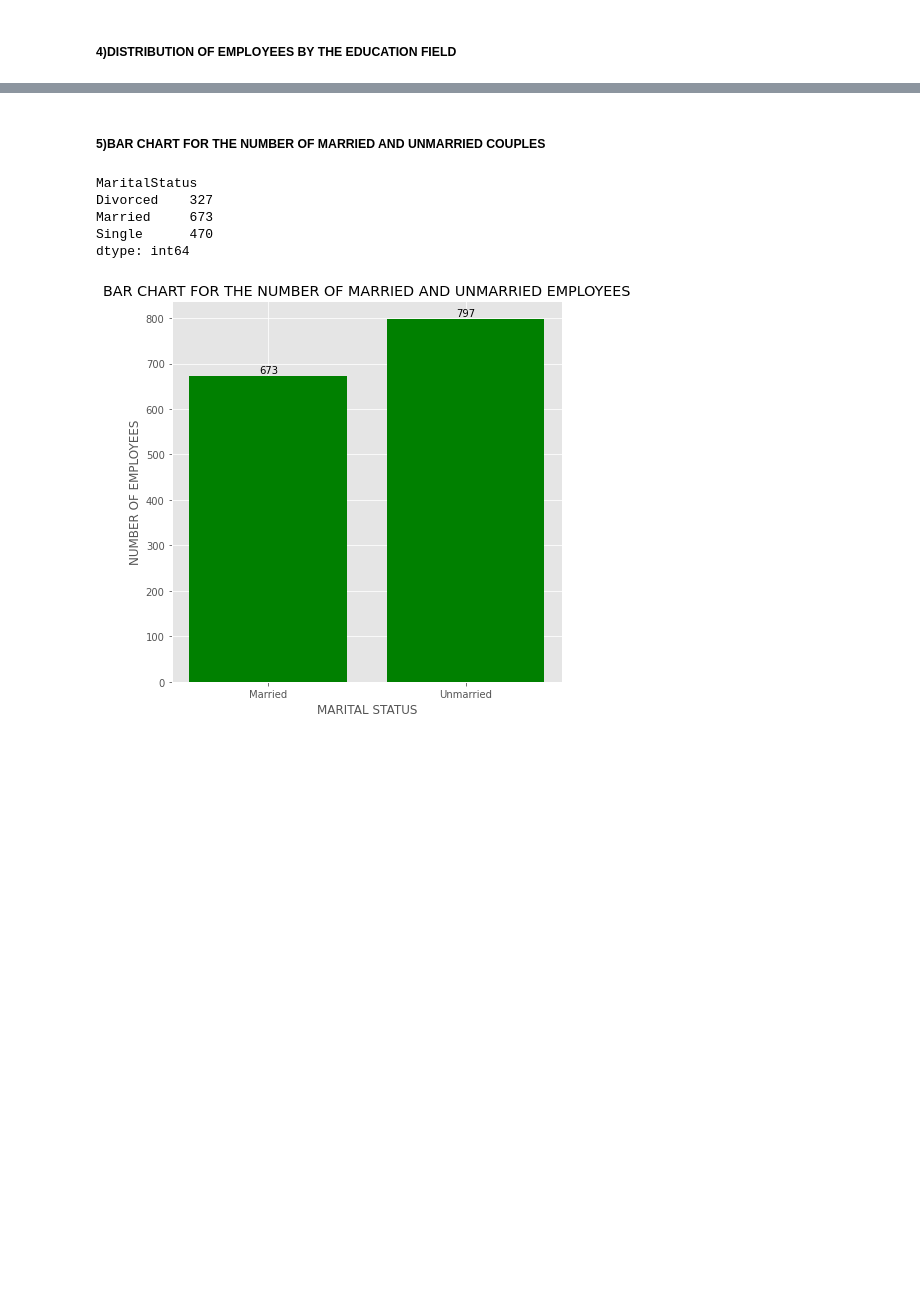
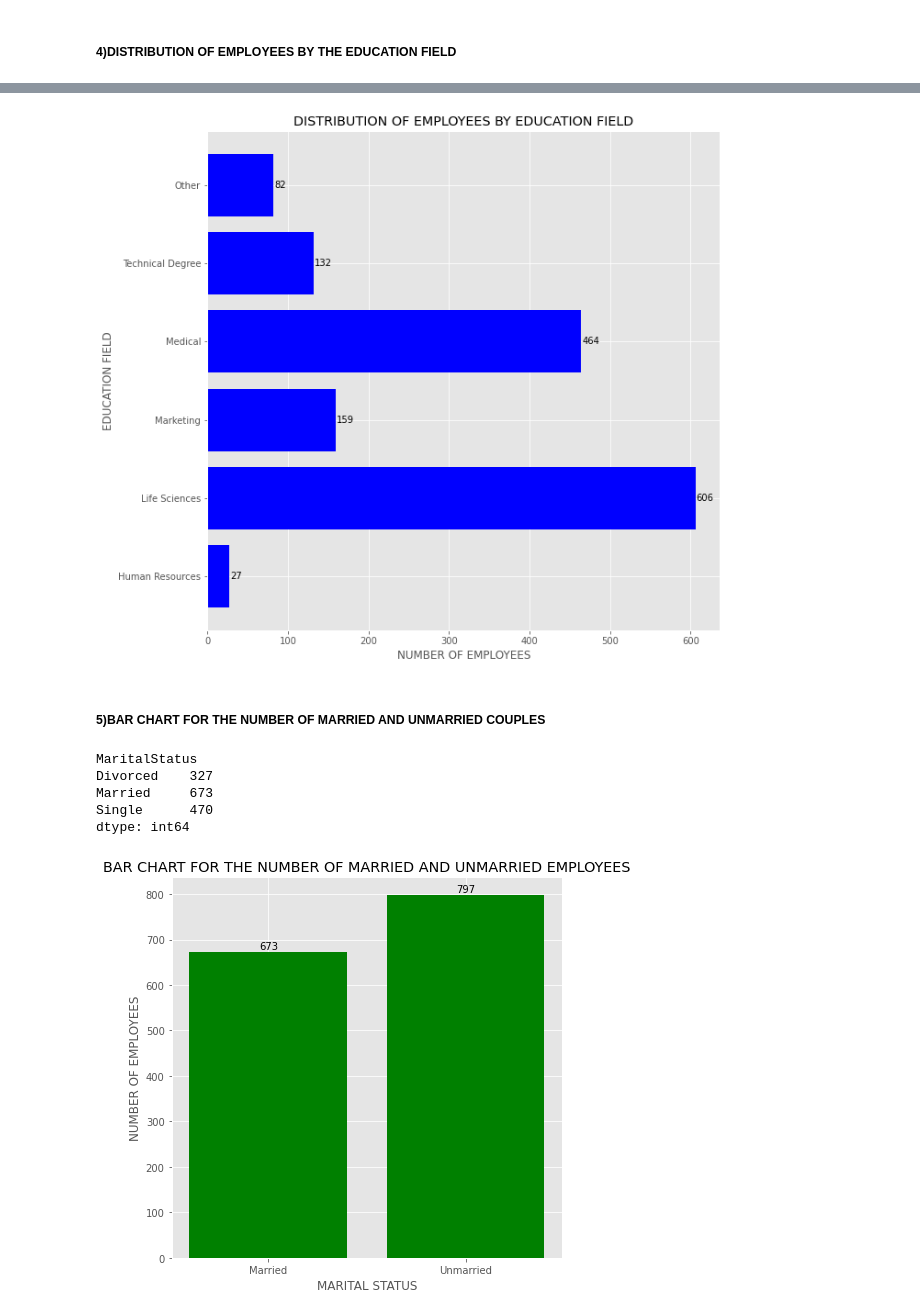
Before and after one commit to moyin0luwa/IBM-Attrition-Data, a Jupyter notebook: IBM-Attrition-Data.ipynb, the cells around one changed output, grey strips where cells are left out. Cells and saved outputs as stored; diff of their text form; code cells hidden in the pictures; blank space fills up the shorter version.

```diff
--- a/IBM-Attrition-Data.ipynb
+++ b/IBM-Attrition-Data.ipynb
@@ -157,20 +211,18 @@ from matplotlib import style
 # %%
 style.use('ggplot')
 
 fig, ax = plt.subplots(1, 1, figsize=(10, 10))
-edu_bar = ax.bar(fields, no_of_employees, facecolor='g')
+edu_bar = ax.barh(fields, no_of_employees, facecolor='b')
 
 # Set title
 ax.set_title("DISTRIBUTION OF EMPLOYEES BY EDUCATION FIELD")
-ax.set_xlabel('EDUCATION FIELD')
-ax.set_ylabel('NUMBER OF EMPLOYEES')
+ax.set_ylabel('EDUCATION FIELD')
+ax.set_xlabel('NUMBER OF EMPLOYEES')
 
 ax.bar_label(edu_bar, padding=1)
-
-x = np.arange(len(fields))
-ax.set_xticks(x, fields)
-
 plt.show()
+# %% [output]
+[figure, added]
 # %% [markdown]
 ##### 5)BAR CHART FOR THE NUMBER OF MARRIED AND UNMARRIED COUPLES
 # %%
```
Also changed, not shown: parts of 10 cells of this notebook.
